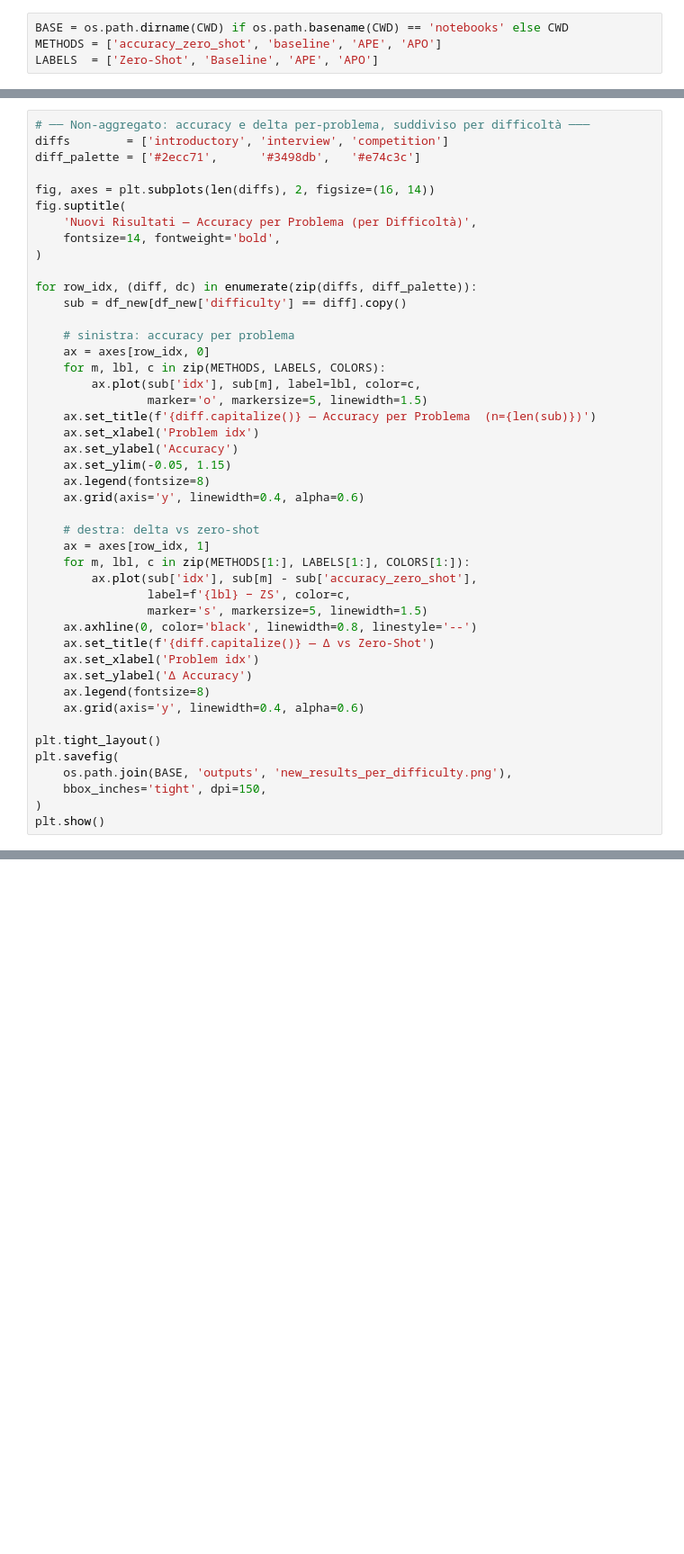
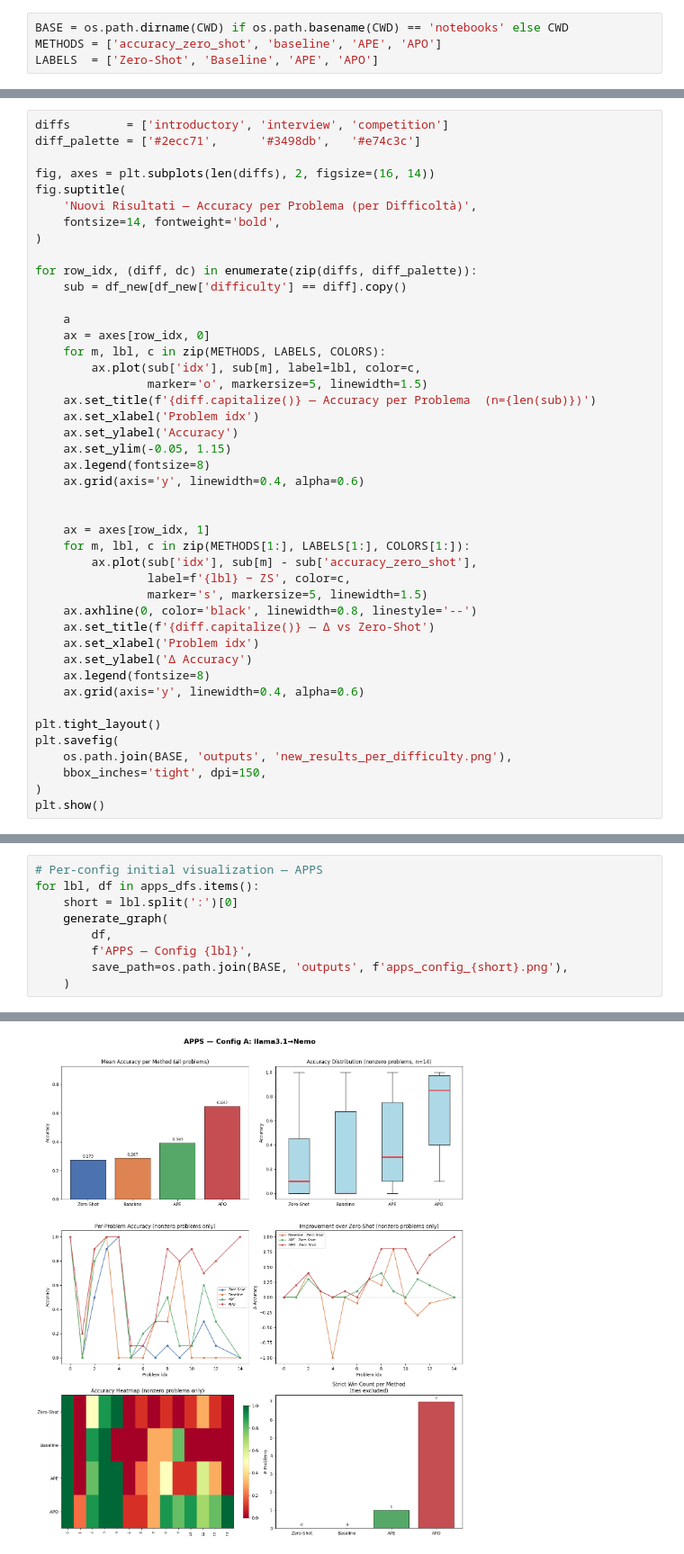
Before and after one commit to OmarDernjani/esperimenti_tesi, a Jupyter notebook: notebooks/analisi_esp.ipynb, the cells around one changed output, grey strips where cells are left out. Shown at 90% size. Drawn from its saved outputs; the diff is of its cells as text; blank space fills up the shorter version.

```diff
--- a/notebooks/analisi_esp.ipynb
+++ b/notebooks/analisi_esp.ipynb
@@ -570,7 +525,6 @@ generate_graph(
 Saved: c:\Users\dernj\Desktop\Tesi_esperimenti\outputs\new_results_overall.png
 [figure]
 # %%
-# ── Non-aggregato: accuracy e delta per-problema, suddiviso per difficoltà ───
 diffs        = ['introductory', 'interview', 'competition']
 diff_palette = ['#2ecc71',      '#3498db',   '#e74c3c']
 
@@ -583,7 +537,7 @@ fig.suptitle(
 for row_idx, (diff, dc) in enumerate(zip(diffs, diff_palette)):
     sub = df_new[df_new['difficulty'] == diff].copy()
 
-    # sinistra: accuracy per problema
+    a
     ax = axes[row_idx, 0]
     for m, lbl, c in zip(METHODS, LABELS, COLORS):
         ax.plot(sub['idx'], sub[m], label=lbl, color=c,
@@ -595,7 +549,7 @@ for row_idx, (diff, dc) in enumerate(zip(diffs, diff_palette)):
     ax.legend(fontsize=8)
     ax.grid(axis='y', linewidth=0.4, alpha=0.6)
 
-    # destra: delta vs zero-shot
+
     ax = axes[row_idx, 1]
     for m, lbl, c in zip(METHODS[1:], LABELS[1:], COLORS[1:]):
         ax.plot(sub['idx'], sub[m] - sub['accuracy_zero_shot'],
@@ -692,0 +715,10 @@ plt.show()
+# %%
+# Per-config initial visualization — APPS
+for lbl, df in apps_dfs.items():
+    short = lbl.split(':')[0]
+    generate_graph(
+        df,
+        f'APPS — Config {lbl}',
+        save_path=os.path.join(BASE, 'outputs', f'apps_config_{short}.png'),
+    )
+# %% [output]
@@ -692,0 +726 @@ plt.show()
+[figure, added]
```
Also changed, not shown: parts of 19 cells of this notebook, 9 other files.
